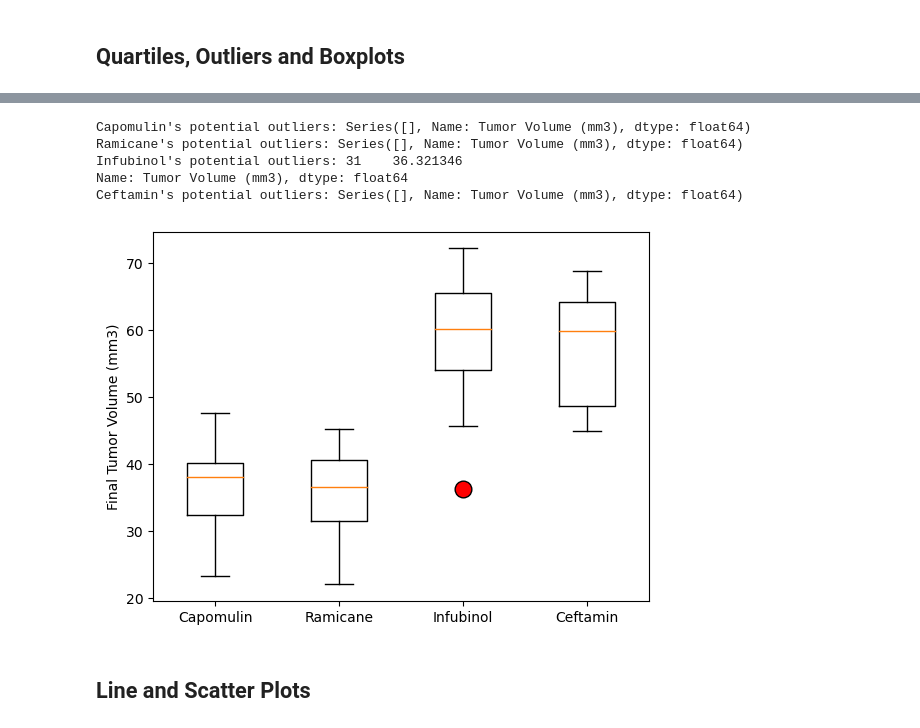
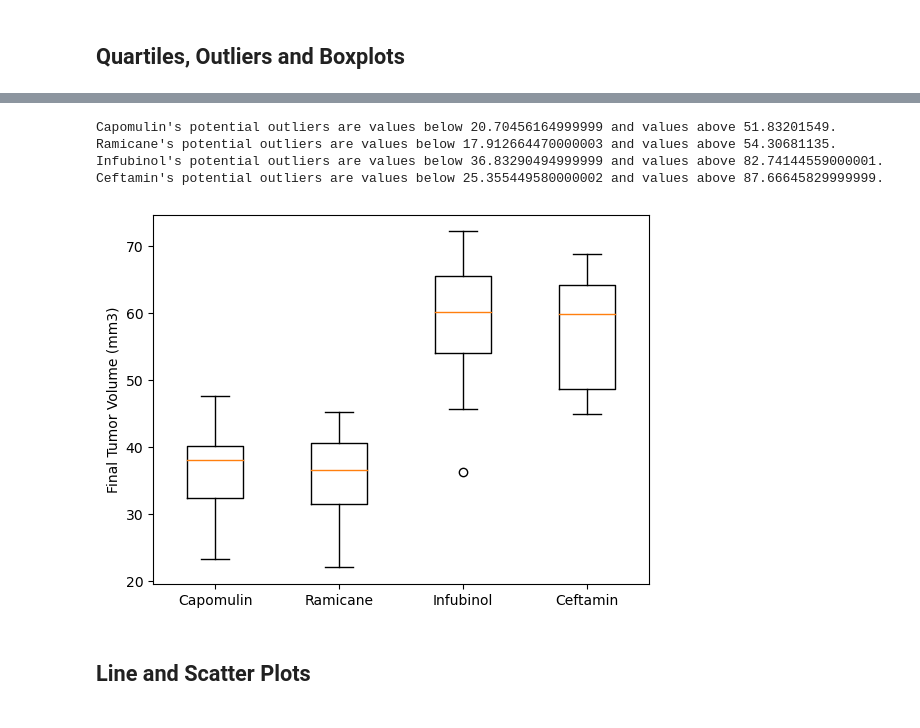
Before and after one commit to nCervantez/MatplotlibChallenge, a Jupyter notebook: Pymaceuticals/pymaceuticals_starter.ipynb, the cells around one changed output, grey strips where cells are left out. Cells and saved outputs as stored; diff of their text form; code cells hidden in the pictures.

Commit message:
Completed the outliers and box plots for the four treatments listed using for loops. Gathered the data for mouse l509 to be used in the line graph

```diff
--- a/Pymaceuticals/pymaceuticals_starter.ipynb
+++ b/Pymaceuticals/pymaceuticals_starter.ipynb
@@ -183,8 +183,13 @@ plt.show()
 # %%
 # Calculate the final tumor volume of each mouse across four of the treatment regimens:
 # Capomulin, Ramicane, Infubinol, and Ceftamin
+mouse_drug_reg = mouse_study.loc[mouse_study["Drug Regimen"].isin(["Capomulin", "Ramicane", "Infubinol", "Ceftamin"])]
 
 # Start by getting the last (greatest) timepoint for each mouse
-
+mouse_cap_max = mouse_drug_reg.groupby('Mouse ID').max()['Timepoint']
+mouse_cap_max.head()
+mouse_max = pd.DataFrame(mouse_cap_max)
 
 # Merge this group df with the original DataFrame to get the tumor volume at the last timepoint
+mouse_max_merge = pd.merge(mouse_max, mouse_study, on=("Mouse ID","Timepoint"), how="left")
+mouse_max_merge.head()
@@ -191,30 +203,49 @@ plt.show()
 # %%
 # Put treatments into a list for for loop (and later for plot labels)
-
+treatments = ["Capomulin", "Ramicane", "Infubinol", "Ceftamin"]
 
 # Create empty list to fill with tumor vol data (for plotting)
-
+tumor_vol = []
 
 # Calculate the IQR and quantitatively determine if there are any potential outliers.
 
+    # Locate the rows which contain mice on each drug and get the tumor volumes
+for treatment in treatments:
+    tumors = mouse_max_merge.loc[mouse_max_merge['Drug Regimen']== treatment]
+    tumor_vol = tumors["Tumor Volume (mm3)"]
+    quartiles = tumor_vol.quantile([.25,.5,.75])
+    lowerq = quartiles[0.25]
+    upperq = quartiles[0.75]
+    iqr = upperq-lowerq
 
-    # Locate the rows which contain mice on each drug and get the tumor volumes
+    lower_bound = lowerq - 1.5 * iqr
+    upper_bound = upperq + 1.5 * iqr
 
 
+    tumor_vol = []
     # add subset
-
-
     # Determine outliers using upper and lower bounds
+    print(f"{treatment}'s potential outliers are values below {lower_bound} and values above {upper_bound}.")
 # %% [output]
-Capomulin's potential outliers: Series([], Name: Tumor Volume (mm3), dtype: float64)
-Ramicane's potential outliers: Series([], Name: Tumor Volume (mm3), dtype: float64)
-Infubinol's potential outliers: 31    36.321346
-Name: Tumor Volume (mm3), dtype: float64
-Ceftamin's potential outliers: Series([], Name: Tumor Volume (mm3), dtype: float64)
+Capomulin's potential outliers are values below 20.70456164999999 and values above 51.83201549.
+Ramicane's potential outliers are values below 17.912664470000003 and values above 54.30681135.
+Infubinol's potential outliers are values below 36.83290494999999 and values above 82.74144559000001.
+Ceftamin's potential outliers are values below 25.355449580000002 and values above 87.66645829999999.
 # %%
 # Generate a box plot that shows the distrubution of the tumor volume for each treatment group.
+tumor_vol2=[]
+for treatment in treatments:
+    tumors = mouse_max_merge.loc[mouse_max_merge['Drug Regimen']== treatment]
+    tumor_volume = tumors["Tumor Volume (mm3)"]
+    tumor_vol2.append(tumor_volume)
+
+fig, ax = plt.subplots()
+ax.boxplot(tumor_vol2, labels=treatments)
+ax.set_ylabel('Final Tumor Volume (mm3)')
+
+plt.show()
 # %% [output]
-[figure, old version]
+[figure, new version]
 # %% [markdown]
 ## Line and Scatter Plots
 # %%
```
Also changed, not shown: parts of 2 cells of this notebook.
